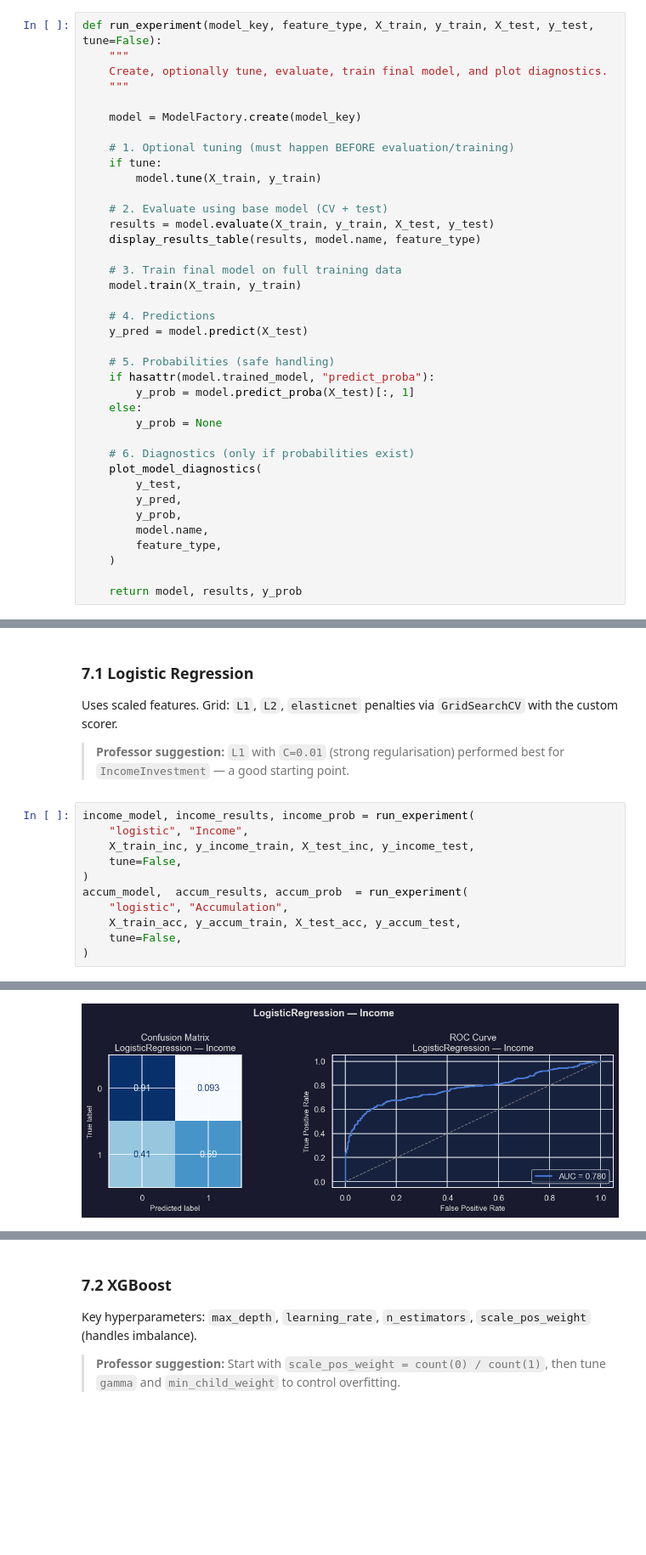
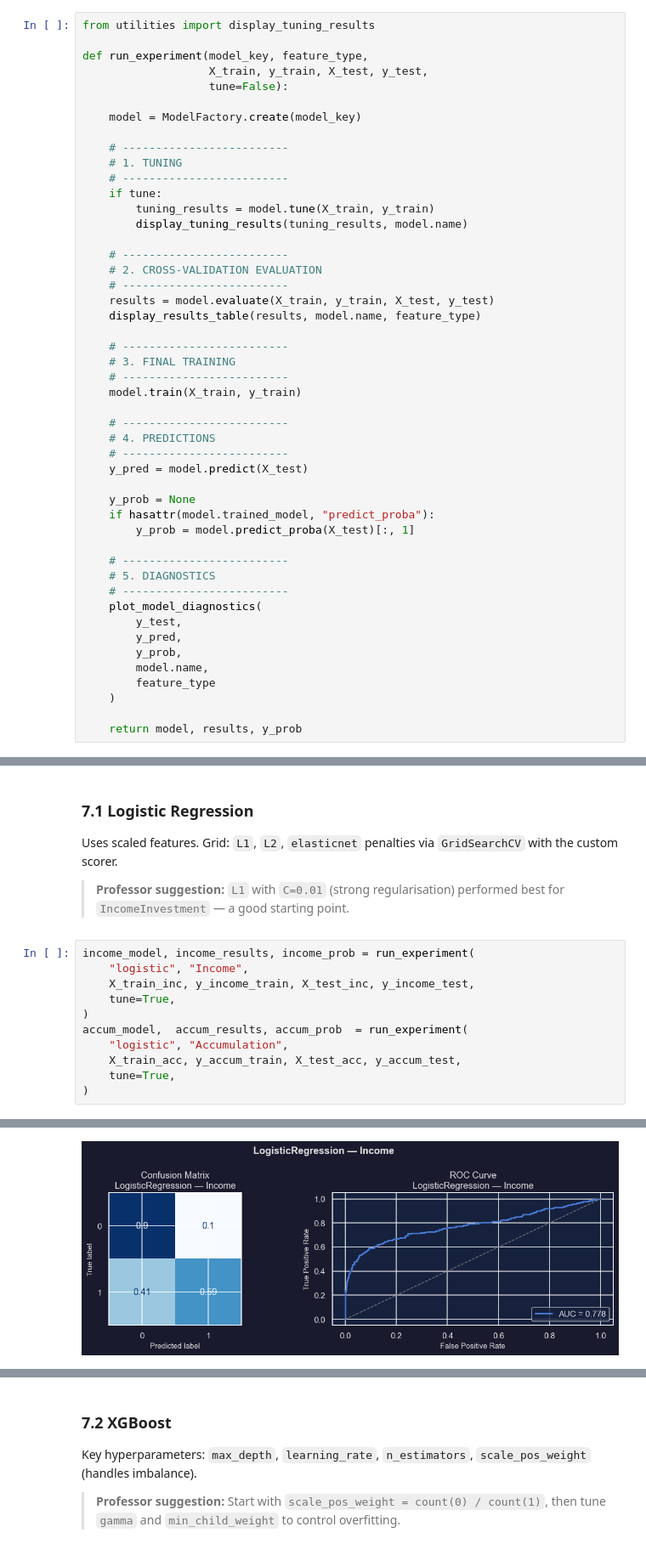
Before and after one commit to Smael-olk/Fintech, a Jupyter notebook: Business Case 2/Recommendation_Engine.ipynb, the cells around one changed output, grey strips where cells are left out. Shown at 85% size. Drawn from its saved outputs; the diff is of its cells as text; blank space fills up the shorter version.

Commit message:
tuning done

```diff
--- a/Business Case 2/Recommendation_Engine.ipynb
+++ b/Business Case 2/Recommendation_Engine.ipynb
@@ -228,40 +228,50 @@ def balanced_recall_accuracy(y_true, y_pred, alpha: float = 0.7):
     # TODO: implement
     pass
 # %%
-def run_experiment(model_key, feature_type, X_train, y_train, X_test, y_test, tune=False):
-    """
-    Create, optionally tune, evaluate, train final model, and plot diagnostics.
-    """
+from utilities import display_tuning_results
+
+def run_experiment(model_key, feature_type,
+                   X_train, y_train, X_test, y_test,
+                   tune=False):
 
     model = ModelFactory.create(model_key)
 
-    # 1. Optional tuning (must happen BEFORE evaluation/training)
+    # -------------------------
+    # 1. TUNING
+    # -------------------------
     if tune:
-        model.tune(X_train, y_train)
+        tuning_results = model.tune(X_train, y_train)
+        display_tuning_results(tuning_results, model.name)
 
-    # 2. Evaluate using base model (CV + test)
+    # -------------------------
+    # 2. CROSS-VALIDATION EVALUATION
+    # -------------------------
     results = model.evaluate(X_train, y_train, X_test, y_test)
     display_results_table(results, model.name, feature_type)
 
-    # 3. Train final model on full training data
+    # -------------------------
+    # 3. FINAL TRAINING
+    # -------------------------
     model.train(X_train, y_train)
 
-    # 4. Predictions
+    # -------------------------
+    # 4. PREDICTIONS
+    # -------------------------
     y_pred = model.predict(X_test)
 
-    # 5. Probabilities (safe handling)
+    y_prob = None
     if hasattr(model.trained_model, "predict_proba"):
         y_prob = model.predict_proba(X_test)[:, 1]
-    else:
-        y_prob = None
 
-    # 6. Diagnostics (only if probabilities exist)
+    # -------------------------
+    # 5. DIAGNOSTICS
+    # -------------------------
     plot_model_diagnostics(
         y_test,
         y_pred,
         y_prob,
         model.name,
-        feature_type,
+        feature_type
     )
 
     return model, results, y_prob
@@ -287,11 +297,11 @@ Uses scaled features.  Grid: `L1`, `L2`, `elasticnet` penalties via
 income_model, income_results, income_prob = run_experiment(
     "logistic", "Income",
     X_train_inc, y_income_train, X_test_inc, y_income_test,
-    tune=False,
+    tune=True,
 )
 accum_model,  accum_results, accum_prob  = run_experiment(
     "logistic", "Accumulation",
     X_train_acc, y_accum_train, X_test_acc, y_accum_test,
-    tune=False,
+    tune=True,
 )
 # %% [output]
@@ -308 +325 @@ LogisticRegression — Income
-[figure, old version]
+[figure, new version]
```
Also changed, not shown: parts of 5 cells of this notebook, 2 other files.
